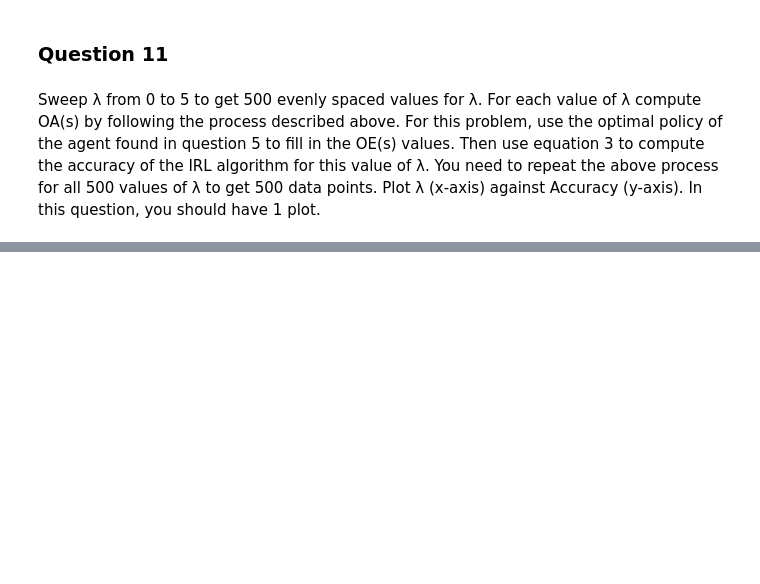
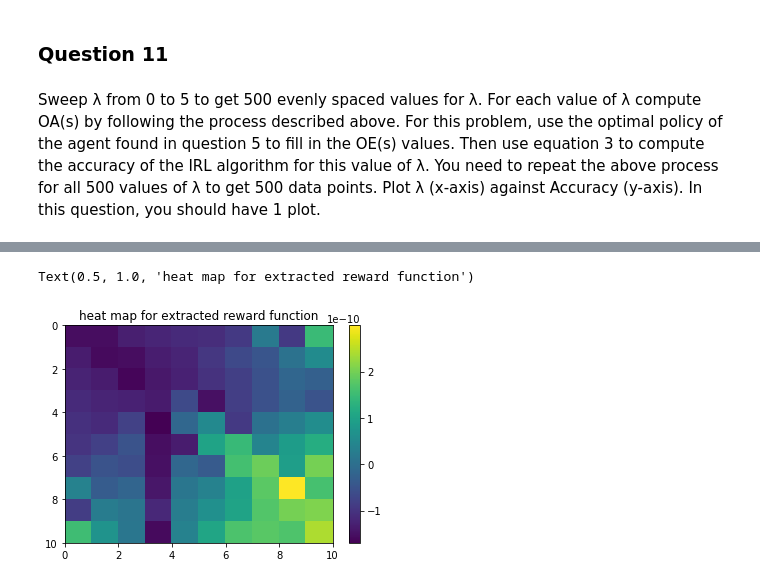
Before and after one commit to Shuyifan/Large-Scale-Social-and-Complex-Networks-Design-and-Algorithms, a Jupyter notebook: Project 3/Project 3.ipynb, the cells around one changed output, grey strips where cells are left out. Drawn from its saved outputs; the diff is of its cells as text; code cells hidden in the pictures; blank space fills up the shorter version.

```diff
--- a/Project 3/Project 3.ipynb
+++ b/Project 3/Project 3.ipynb
@@ -579,0 +586,15 @@ np
+# %%
+num_states = 100
+w = 0.1
+gamma = 0.8
+Rmax = 1
+OE = get_OE(reward_function1)
+
+Pa = get_Pa(w, gamma, num_states)
+c, D, d = get_LP_coe_mtx(Pa, gamma, lam_max, Rmax, OE)
+
+# LP
+RF_max = get_reward_func(c, D, d)
+OA = get_OA(RF_max, num_states, w, gamma)
+optimalV_max = optimal_state_value(num_states, 4, w, gamma, RF_max)
+acc_max = get_accuracy(OA, OE)
@@ -579,0 +613,12 @@ np
+# %%
+# heat map of extracted reward func
+
+fig = plt.figure()
+ax = fig.add_subplot(1,1,1)
+plt.pcolor(RF_max)
+plt.gca().invert_yaxis()
+plt.colorbar()
+ax.set_title("heat map for extracted reward function")
+# %% [output]
+Text(0.5, 1.0, 'heat map for extracted reward function')
+[figure, added]
```
Also changed, not shown: parts of 47 cells of this notebook.
